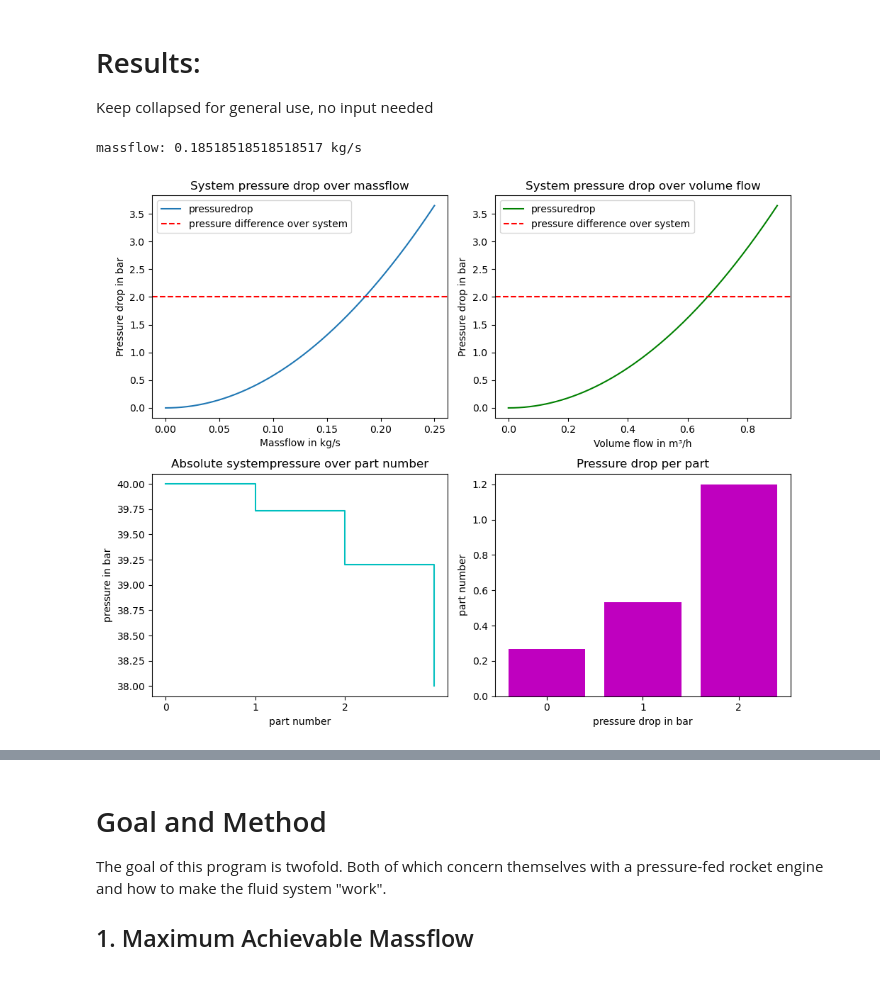
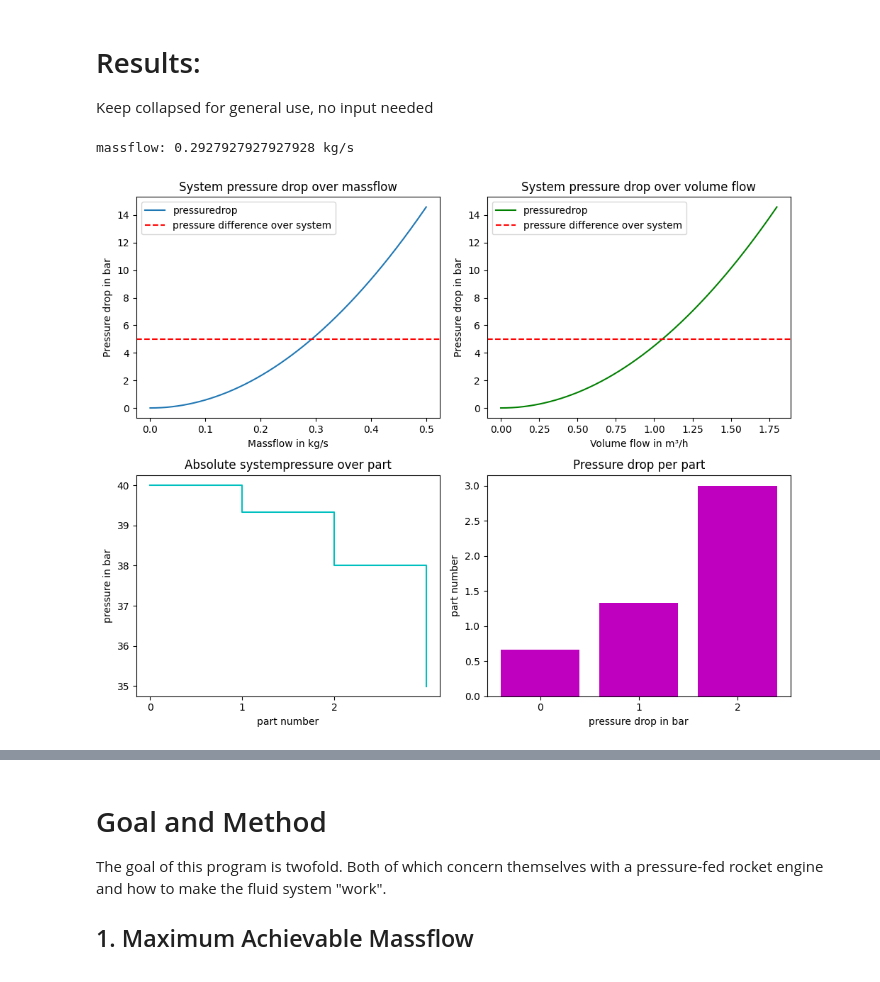
Before and after one commit to Sh4yen/pfsd, a Jupyter notebook: code.ipynb, the cells around one changed output, grey strips where cells are left out. Drawn from its saved outputs; the diff is of its cells as text; code cells hidden in the pictures.

Commit message:
changed upper massflow

```diff
--- a/code.ipynb
+++ b/code.ipynb
@@ -21,11 +21,11 @@ import matplotlib.pyplot as plt  # makes nice plots
 # Important inputs
 # %%
 lower_massflow = 0  # in kg/s
-upper_massflow = 0.25  # in kg/s  # 0.138
+upper_massflow = 0.5  # in kg/s  # 0.138
 density = 1000  # in kg/m³
 resolution = 1000  # number of massflows created between lower and upper_massflow, this impacts how precise your results will be
 tank_pressure = 40 # in bar
-engine_pressure = 38 # in bar
+engine_pressure = 35 # in bar
 # %% [markdown]
 ### Defining Classes for Fluid system Objects
 Keep collapsed for general use, no input needed
@@ -144,7 +144,7 @@ Keep collapsed for general use, no input needed
 #  main fluid dynamics logic
 # ------------------------------------------------------------------
 
-massflows = np.linspace(lower_massflow, upper_massflow, resolution)  # create an arrray of evenly spaced massflows to examine in between the expected range
+massflows = np.linspace(lower_massflow, upper_massflow, resolution)  # create an array of evenly spaced massflows to examine in between the expected range
 volume_flows = massflows / density  # Devide the massflows by the fluids density to recive an array of volume flows
 
 for part in component.list:
@@ -214,21 +214,14 @@ parts = list(range(-1, len(component.list)))
 # plt.show()
 
 # Visualize pressure drop of each component
-p_drops = []
+p_drop_per_part = []
 for part in component.list:
-    p_drops.append(part.norm_pressuredrops[expected_massflow_index] * density / 10000)
+    p_drop_per_part.append(part.norm_pressuredrops[expected_massflow_index] * density / 10000)
 # plt.bar([str(part) for part in parts[1:]], p_drops, color="m")
 # plt.xlabel('part number')
 # plt.ylabel('pressure drop in pa')
 # plt.title('Pressure drop per part')
 # plt.show()
-
-
-
-
-
-
-
 
 
 
@@ -244,33 +237,33 @@ axs[0, 0].set_title('System pressure drop over massflow')
 axs[0, 0].axhline(y=pressure_difference, color='r', linestyle='--', label=f'pressure difference over system')
 axs[0, 0].legend()
 
 # Plot 2: Visualize pressure drop over volumeflow
 axs[0, 1].plot([flows * 60 * 60 for flows in volume_flows], bar_system_pressure_drops, label='pressuredrop', color="g")
 axs[0, 1].set_xlabel('Volume flow in m³/h')
 axs[0, 1].set_ylabel('Pressure drop in bar')
 axs[0, 1].set_title('System pressure drop over volume flow')
 axs[0, 1].axhline(y=pressure_difference, color='r', linestyle='--', label=f'pressure difference over system')
 axs[0, 1].legend()
 
 # Plot 3: Visualize pressure before and after each component
 axs[1, 0].step(parts, pressure_at_part, where='post', color="c")
 axs[1, 0].set_xticks(range(min(parts), max(parts)))
 axs[1, 0].set_xticklabels(parts[1:])
 axs[1, 0].set_xlabel('part number')
 axs[1, 0].set_ylabel('pressure in bar')
 axs[1, 0].set_title('Absolute systempressure over part')
 
 # Plot 4: Visualize pressure drop of each component
-axs[1, 1].bar([str(part) for part in parts[1:]], p_drops, color="m")
+axs[1, 1].bar([str(part) for part in parts[1:]], p_drop_per_part, color="m")
 axs[1, 1].set_xlabel('pressure drop in bar')
 axs[1, 1].set_ylabel('part number')
 axs[1, 1].set_title('Pressure drop per part')
 
 # Adjust layout to prevent clipping of titles
 plt.tight_layout()
 
 # Show the combined plot
 plt.show()
 # %% [output]
-massflow: 0.18518518518518517 kg/s
+massflow: 0.2927927927927928 kg/s
-[figure, old version]
+[figure, new version]
```
Also changed, not shown: parts of 3 cells of this notebook, 1 other file.
